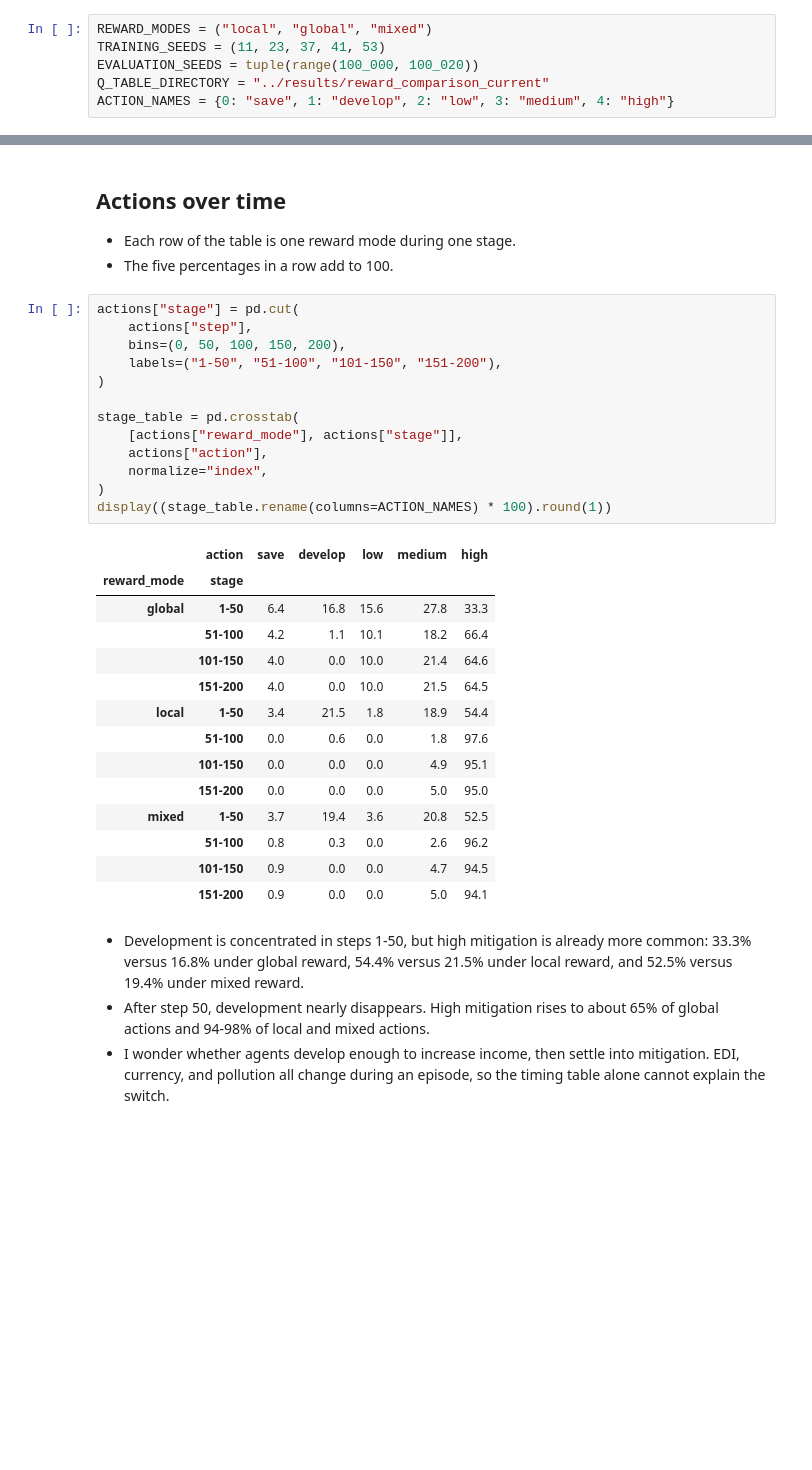
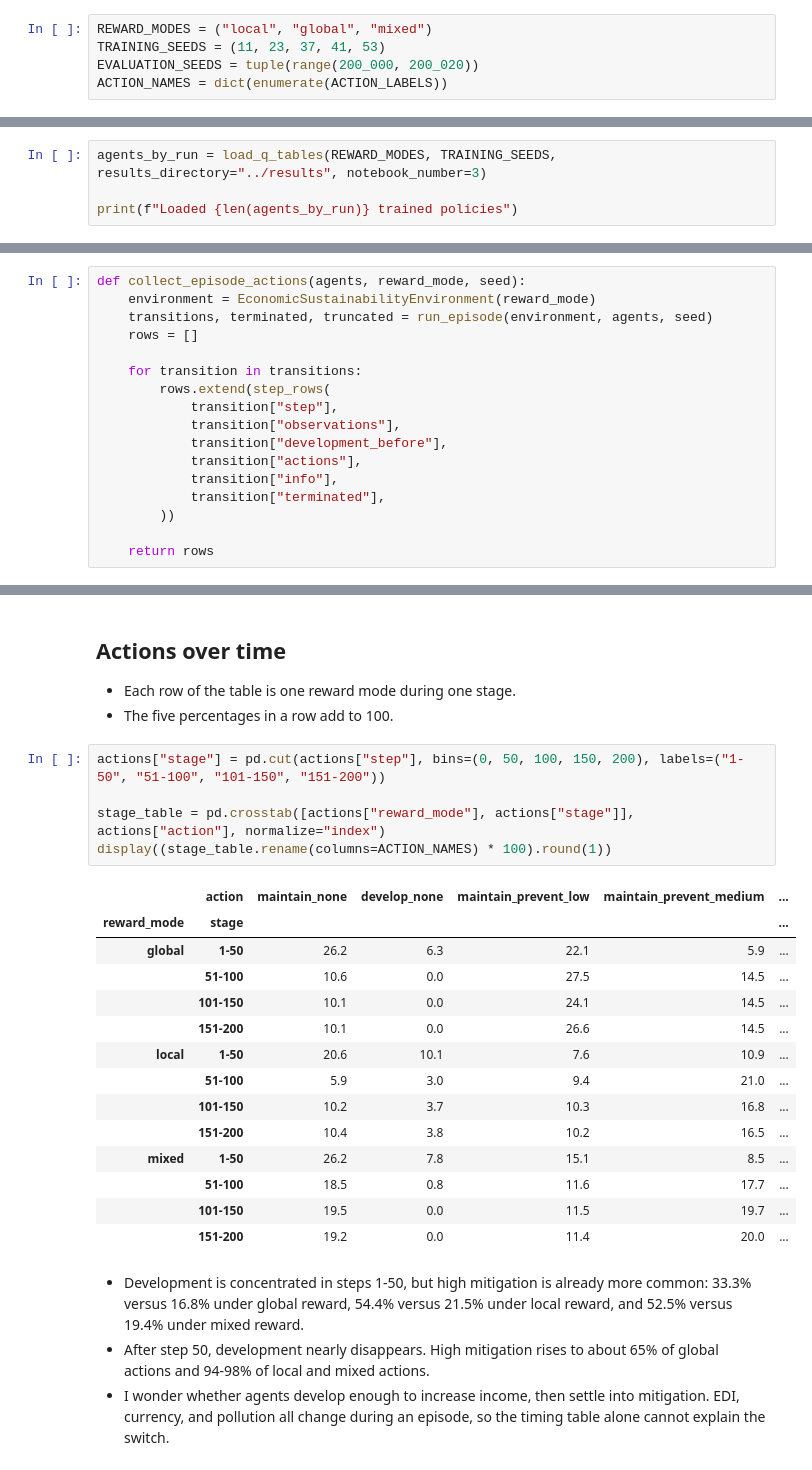
Before and after one commit to Barderus/regional-pollution-marl, a Jupyter notebook: study_2_economic_sustainability/notebooks/04_policy_behavior.ipynb, the cells around one changed output, grey strips where cells are left out. Drawn from its saved outputs; the diff is of its cells as text; blank space fills up the shorter version.

```diff
--- a/study_2_economic_sustainability/notebooks/04_policy_behavior.ipynb
+++ b/study_2_economic_sustainability/notebooks/04_policy_behavior.ipynb
@@ -19,9 +18,8 @@ from study_2_economic_sustainability.environment import EconomicSustainabilityEn
 # %%
 REWARD_MODES = ("local", "global", "mixed")
 TRAINING_SEEDS = (11, 23, 37, 41, 53)
-EVALUATION_SEEDS = tuple(range(100_000, 100_020))
-Q_TABLE_DIRECTORY = "../results/reward_comparison_current"
-ACTION_NAMES = {0: "save", 1: "develop", 2: "low", 3: "medium", 4: "high"}
+EVALUATION_SEEDS = tuple(range(200_000, 200_020))
+ACTION_NAMES = dict(enumerate(ACTION_LABELS))
 # %% [markdown]
 ## Load the saved policies
 
@@ -52,0 +28,4 @@ print(f"Loaded {len(agents_by_run)} trained policies")
+# %%
+agents_by_run = load_q_tables(REWARD_MODES, TRAINING_SEEDS, results_directory="../results", notebook_number=3)
+
+print(f"Loaded {len(agents_by_run)} trained policies")
@@ -101,3 +59,20 @@ def collect_episode_actions(agents, reward_mode, seed):
+# %%
+def collect_episode_actions(agents, reward_mode, seed):
+    environment = EconomicSustainabilityEnvironment(reward_mode)
+    transitions, terminated, truncated = run_episode(environment, agents, seed)
+    rows = []
+
+    for transition in transitions:
+        rows.extend(step_rows(
+            transition["step"],
+            transition["observations"],
+            transition["development_before"],
+            transition["actions"],
+            transition["info"],
+            transition["terminated"],
+        ))
+
+    return rows
 # %%
 action_rows = []
 
@@ -123,33 +98,25 @@ Recorded 240,000 region-steps
 - Each row of the table is one reward mode during one stage.
 - The five percentages in a row add to 100.
 # %%
-actions["stage"] = pd.cut(
-    actions["step"],
-    bins=(0, 50, 100, 150, 200),
-    labels=("1-50", "51-100", "101-150", "151-200"),
-)
+actions["stage"] = pd.cut(actions["step"], bins=(0, 50, 100, 150, 200), labels=("1-50", "51-100", "101-150", "151-200"))
 
-stage_table = pd.crosstab(
-    [actions["reward_mode"], actions["stage"]],
-    actions["action"],
-    normalize="index",
-)
+stage_table = pd.crosstab([actions["reward_mode"], actions["stage"]], actions["action"], normalize="index")
 display((stage_table.rename(columns=ACTION_NAMES) * 100).round(1))
 # %% [output]
-|  | action | save | develop | low | medium | high |
-| reward_mode | stage |  |  |  |  |  |
-| global | 1-50 | 6.4 | 16.8 | 15.6 | 27.8 | 33.3 |
-|  | 51-100 | 4.2 | 1.1 | 10.1 | 18.2 | 66.4 |
-|  | 101-150 | 4.0 | 0.0 | 10.0 | 21.4 | 64.6 |
-|  | 151-200 | 4.0 | 0.0 | 10.0 | 21.5 | 64.5 |
-| local | 1-50 | 3.4 | 21.5 | 1.8 | 18.9 | 54.4 |
-|  | 51-100 | 0.0 | 0.6 | 0.0 | 1.8 | 97.6 |
-|  | 101-150 | 0.0 | 0.0 | 0.0 | 4.9 | 95.1 |
-|  | 151-200 | 0.0 | 0.0 | 0.0 | 5.0 | 95.0 |
-| mixed | 1-50 | 3.7 | 19.4 | 3.6 | 20.8 | 52.5 |
-|  | 51-100 | 0.8 | 0.3 | 0.0 | 2.6 | 96.2 |
-|  | 101-150 | 0.9 | 0.0 | 0.0 | 4.7 | 94.5 |
-|  | 151-200 | 0.9 | 0.0 | 0.0 | 5.0 | 94.1 |
+|  | action | maintain_none | develop_none | maintain_prevent_low | maintain_prevent_medium | ... |
+| reward_mode | stage |  |  |  |  | ... |
+| global | 1-50 | 26.2 | 6.3 | 22.1 | 5.9 | ... |
+|  | 51-100 | 10.6 | 0.0 | 27.5 | 14.5 | ... |
+|  | 101-150 | 10.1 | 0.0 | 24.1 | 14.5 | ... |
+|  | 151-200 | 10.1 | 0.0 | 26.6 | 14.5 | ... |
+| local | 1-50 | 20.6 | 10.1 | 7.6 | 10.9 | ... |
+|  | 51-100 | 5.9 | 3.0 | 9.4 | 21.0 | ... |
+|  | 101-150 | 10.2 | 3.7 | 10.3 | 16.8 | ... |
+|  | 151-200 | 10.4 | 3.8 | 10.2 | 16.5 | ... |
+| mixed | 1-50 | 26.2 | 7.8 | 15.1 | 8.5 | ... |
+|  | 51-100 | 18.5 | 0.8 | 11.6 | 17.7 | ... |
+|  | 101-150 | 19.5 | 0.0 | 11.5 | 19.7 | ... |
+|  | 151-200 | 19.2 | 0.0 | 11.4 | 20.0 | ... |
 # %% [markdown]
 - Development is concentrated in steps 1-50, but high mitigation is already more common: 33.3% versus 16.8% under global reward, 54.4% versus 21.5% under local reward, and 52.5% versus 19.4% under mixed reward.
 - After step 50, development nearly disappears. High mitigation rises to about 65% of global actions and 94-98% of local and mixed actions.
```
Also changed, not shown: parts of 17 cells of this notebook, 3 other files.
